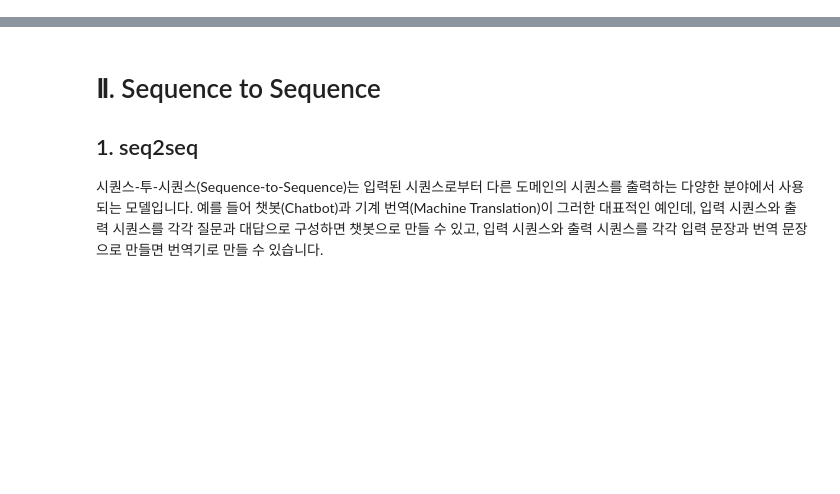
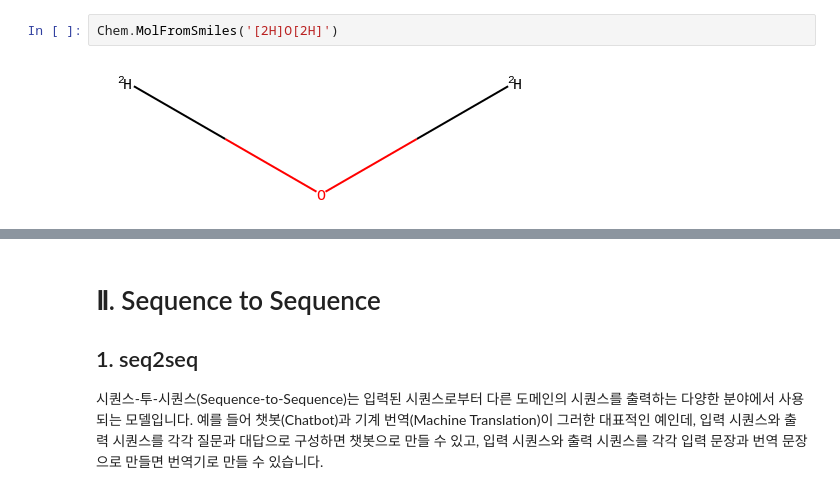
Before and after one commit to leegyuhi/oooooooooooooh, a Jupyter notebook: Seq2seq_Model.ipynb, the cells around one changed output, grey strips where cells are left out. Drawn from its saved outputs; the diff is of its cells as text; blank space fills up the shorter version.

```diff
--- a/Seq2seq_Model.ipynb
+++ b/Seq2seq_Model.ipynb
@@ -2,0 +413,4 @@
+# %%
+Chem.MolFromSmiles('[2H]O[2H]')
+# %% [output]
+[figure, added]
```
Also changed, not shown: parts of 72 cells of this notebook.
